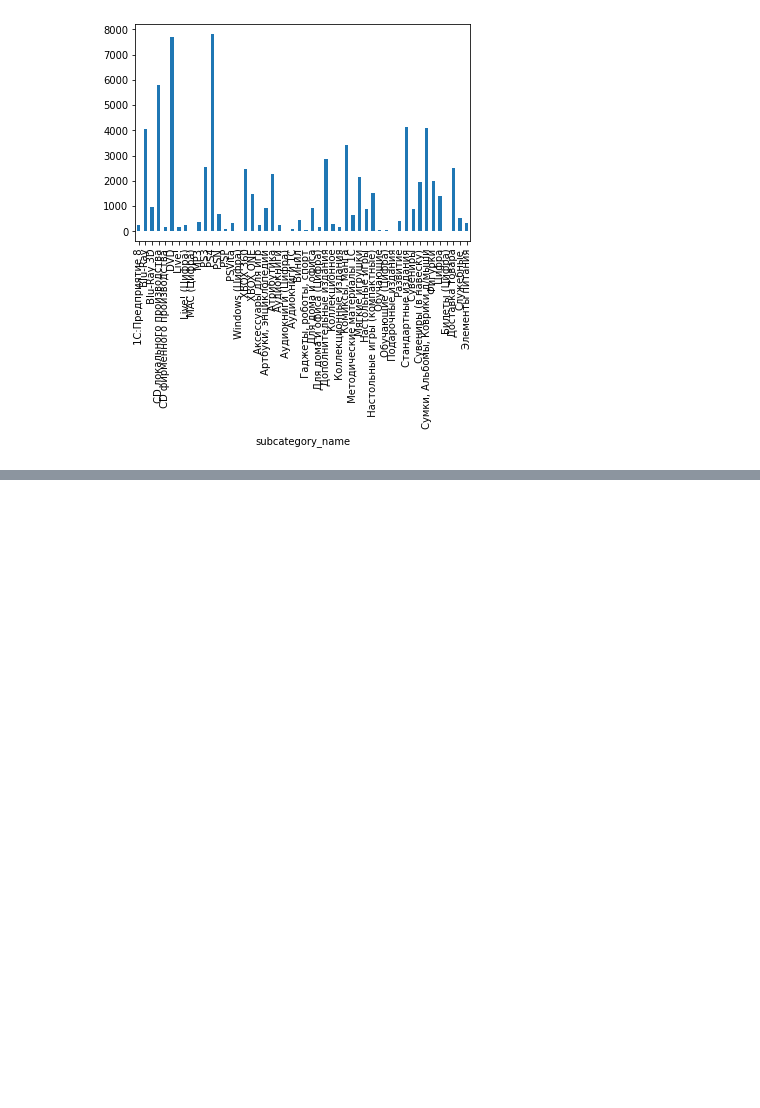
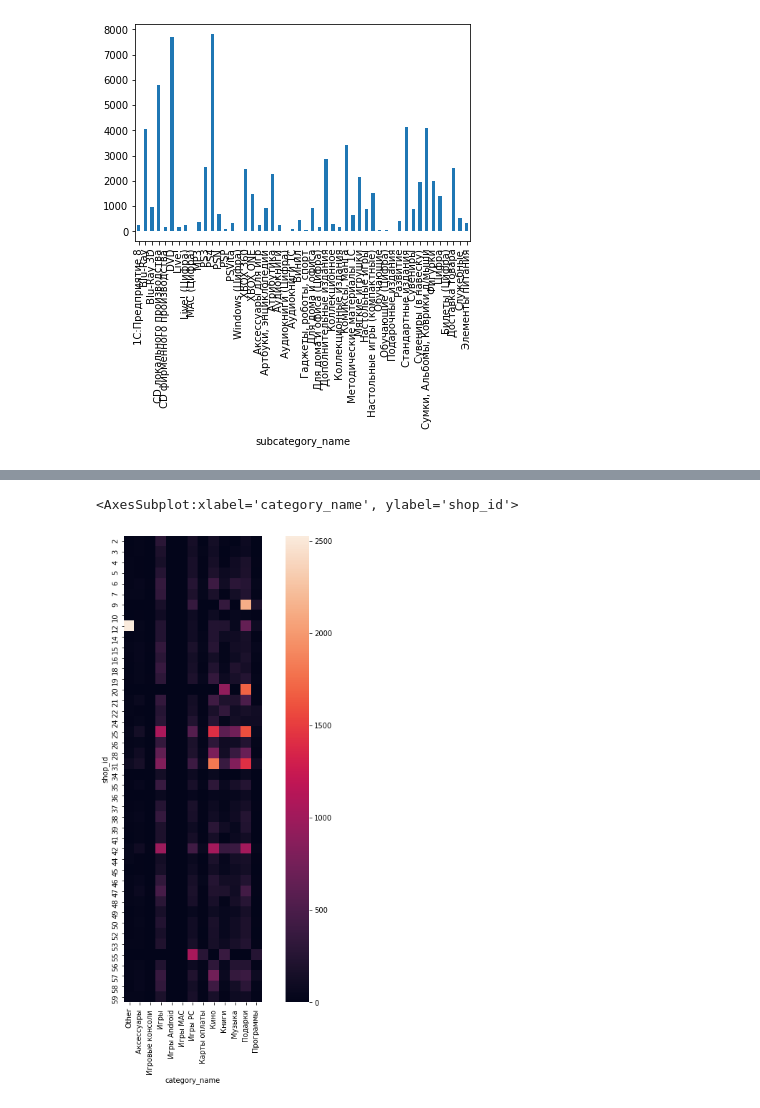
Before and after one commit to caioaao/hse-aml-final-project, a Jupyter notebook: notebooks/02-EDA.ipynb, the cells around one changed output, grey strips where cells are left out. Saved outputs shown, nothing was run; the diff lists cells and outputs as text; code cells hidden in the pictures; blank space fills up the shorter version.

Commit message:
start shop EDA

```diff
--- a/notebooks/02-EDA.ipynb
+++ b/notebooks/02-EDA.ipynb
@@ -220,0 +236,7 @@ We can encode these categories and subcategories and use them on our models.
+# %%
+f, ax = plt.subplots(figsize=(12,12))
+sns.heatmap(data=df_train.pivot_table(index='shop_id', columns='category_name', aggfunc=np.sum, fill_value=0, values='item_cnt_month'),
+            square=True, ax=ax)
+# %% [output]
+<AxesSubplot:xlabel='category_name', ylabel='shop_id'>
+[figure, added]
```
Also changed, not shown: parts of 6 cells of this notebook.
